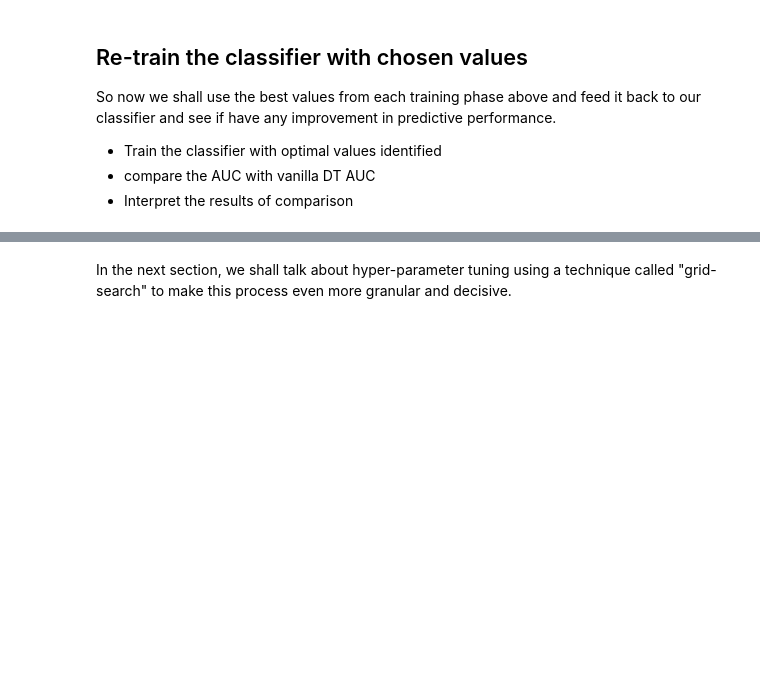
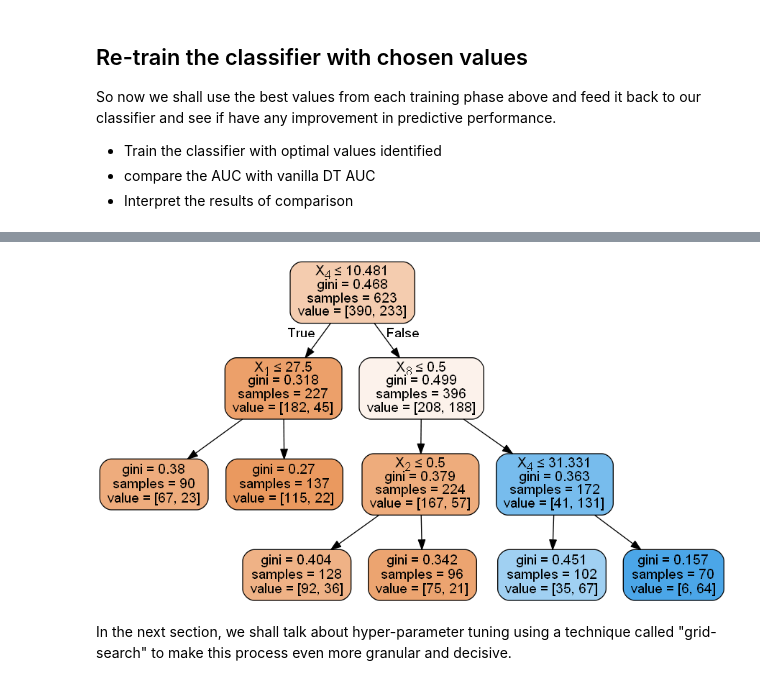
Before and after one commit to jirvingphd/dsc-3-31-08-decision-tree-pruning-hyperparameter-optimization-lab-online-ds-ft-021119, a Jupyter notebook: index.ipynb, the cells around one changed output, grey strips where cells are left out. Drawn from its saved outputs; the diff is of its cells as text; code cells hidden in the pictures; blank space fills up the shorter version.

Commit message:
Lab completed including graphviz

```diff
--- a/index.ipynb
+++ b/index.ipynb
@@ -343,5 +332,22 @@ roc_curve's auc = 73.301%
 # %%
 # You observations here
+# %%
+def viz_tree(tree_object):
+    # Visualize the decision tree using graph viz library
+
+    from sklearn.externals.six import StringIO
+    from IPython.display import Image
+    from sklearn.tree import export_graphviz
+    import pydotplus
+    dot_data = StringIO()
+    export_graphviz(tree_object, out_file=dot_data, filled=True, rounded=True,special_characters=True)
+    graph = pydotplus.graph_from_dot_data(dot_data.getvalue())
+    tree_viz = Image(graph.create_png())
+    return tree_viz
+# %%
+viz_tree(dtc_final)
+# %% [output]
+[figure, added]
 # %% [markdown]
 In the next section, we shall talk about hyper-parameter tuning using a technique called "grid-search" to make this process even more granular and decisive.
 # %% [markdown]
```
Also changed, not shown: parts of 10 cells of this notebook.
